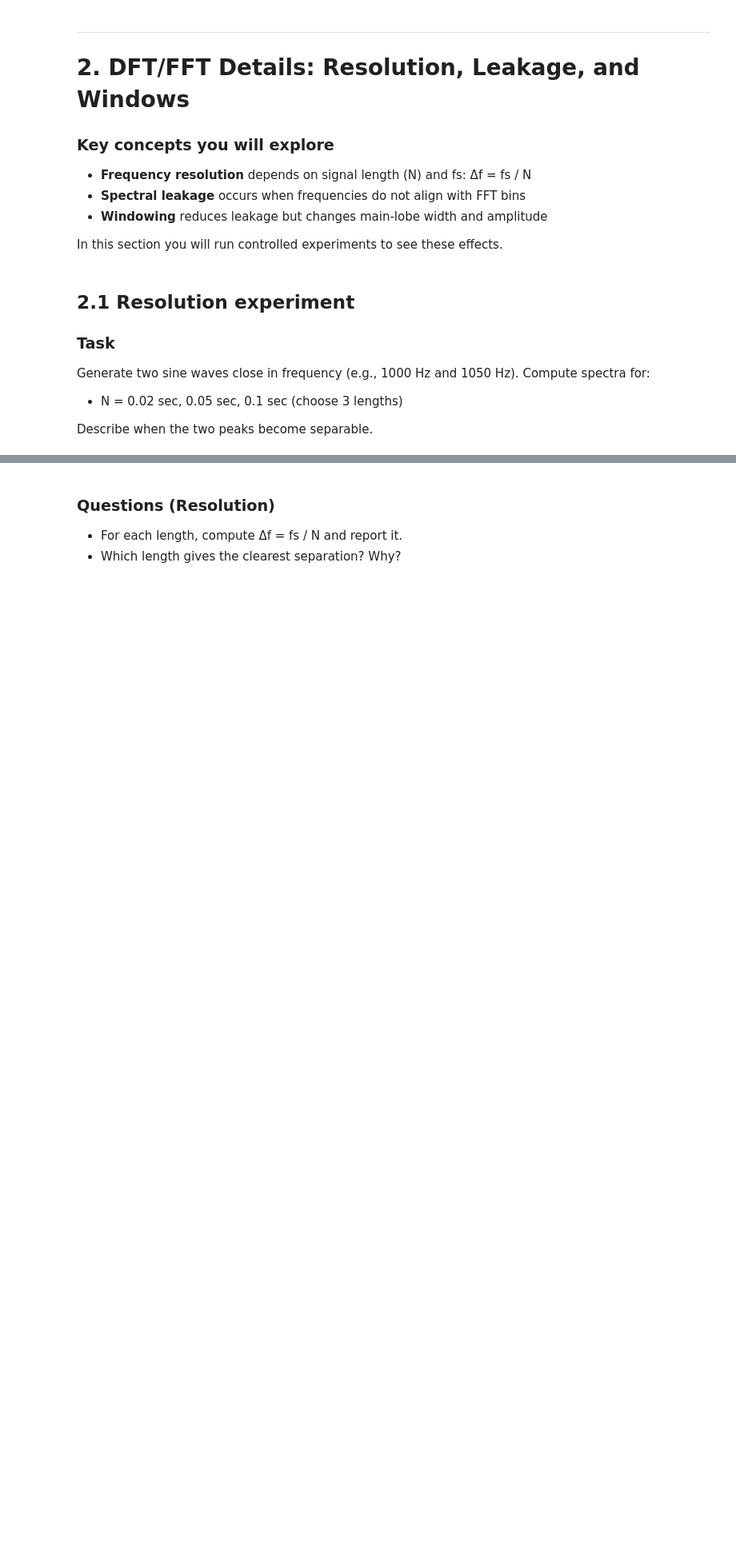
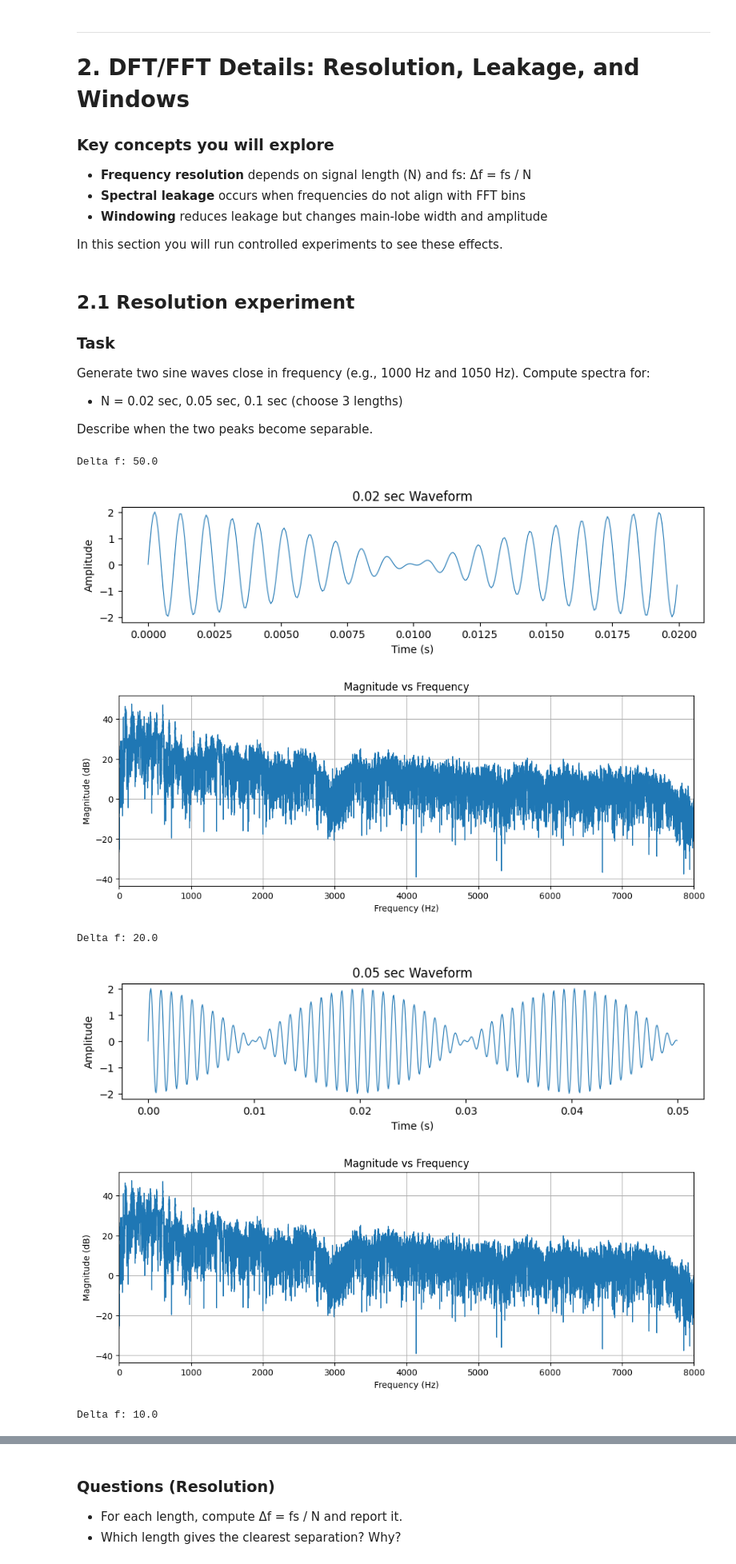
Before and after one commit to kkodachi/ee519-HW1, a Jupyter notebook: HW1_Notebook4_Fourier_DFT_SpeechSpectra.ipynb, the cells around one changed output, grey strips where cells are left out. Shown at 80% size. Drawn from its saved outputs; the diff is of its cells as text; code cells hidden in the pictures; blank space fills up the shorter version.

```diff
--- a/HW1_Notebook4_Fourier_DFT_SpeechSpectra.ipynb
+++ b/HW1_Notebook4_Fourier_DFT_SpeechSpectra.ipynb
@@ -169,9 +272,26 @@ Compute spectra for:
 Describe when the two peaks become separable.
 # %%
 # TODO: Resolution experiment
-# f1, f2 = 1000, 1050
-# lengths_sec = [0.02, 0.05, 0.1]
+f1, f2 = 1000, 1050
+lengths_sec = [0.02, 0.05, 0.1]
 # For each length:
 #   generate x_len
 #   compute spectrum
 #   plot and compare
+
+for l in lengths_sec:
+    t = np.arange(0, l, 1/fs)
+    x_l = np.sin(2*np.pi*f1*t) + np.sin(2*np.pi*f2*t)
+    f, mag = magnitude_spectrum(x, fs, "hann")
+    N = int(l * fs)
+    print(f"Delta f: {fs / N}")
+    plot_waveform(x_l,fs,f"{l} sec Waveform")
+    plot_spectrum(f,mag)
+# %% [output]
+Delta f: 50.0
+[figure, added]
+[figure, added]
+Delta f: 20.0
+[figure, added]
+[figure, added]
+Delta f: 10.0
```
Also changed, not shown: parts of 23 cells of this notebook, 11 other files.
